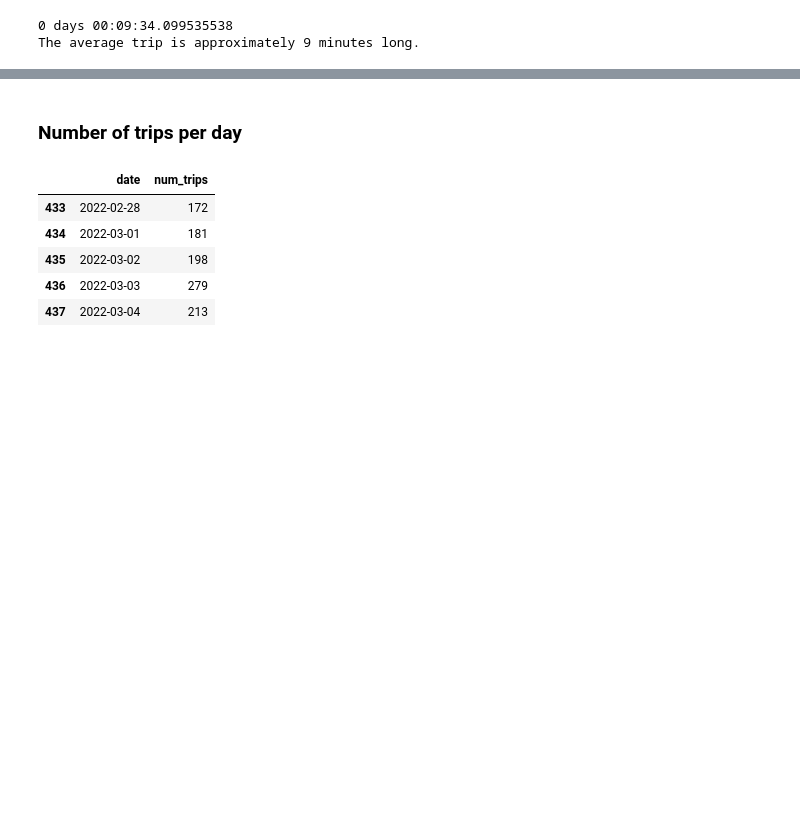
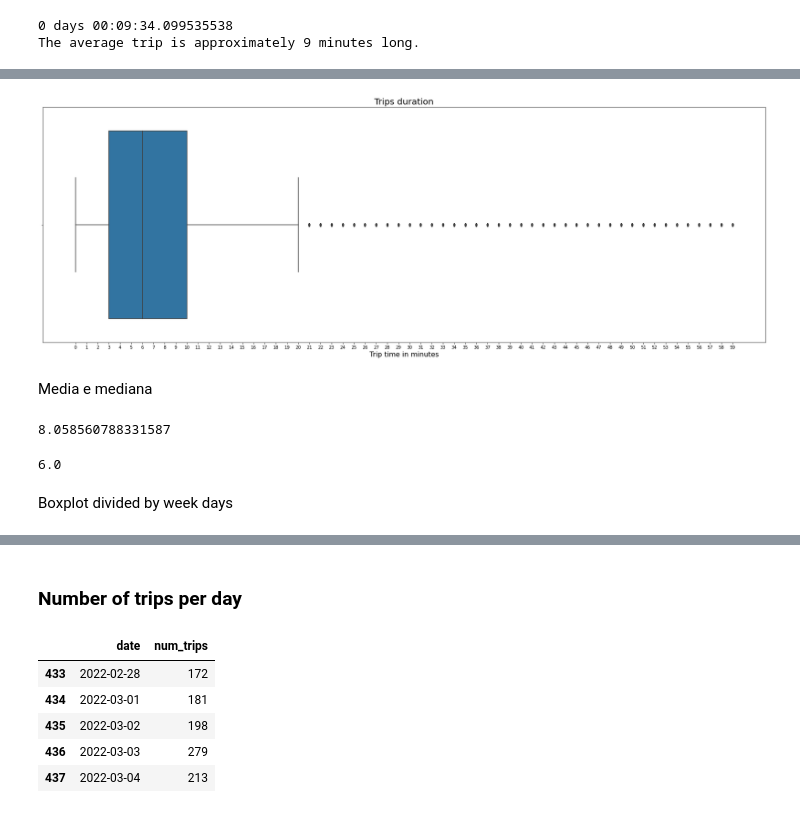
Before and after one commit to dclfbk/escooter_trento, a Jupyter notebook: code/ExploreTrips.ipynb, the cells around one changed output, grey strips where cells are left out. Saved outputs shown, nothing was run; the diff lists cells and outputs as text; code cells hidden in the pictures; blank space fills up the shorter version.

```diff
--- a/code/ExploreTrips.ipynb
+++ b/code/ExploreTrips.ipynb
@@ -125,0 +147,21 @@ The average trip is approximately 9 minutes long.
+# %%
+plt.figure(figsize=(30,10))
+
+g = sns.boxplot(x='trip_time_minutes', data=new_df)
+g.set_xlabel('Trip time in minutes',fontsize=16)
+g.set_title('Trips duration',fontsize= 20)
+g.set_xticks(range(60))
+
+plt.show()
+# %% [output]
+[figure, added]
+# %% [markdown]
+Media e mediana
+# %%
+new_df.trip_time_minutes.mean() # media
+# %% [output]
+8.058560788331587
+# %%
+new_df.trip_time_minutes.median() # mediana
+# %% [output]
+6.0
@@ -125,0 +180,2 @@ The average trip is approximately 9 minutes long.
+# %% [markdown]
+Boxplot divided by week days
```
Also changed, not shown: parts of 20 cells of this notebook.
